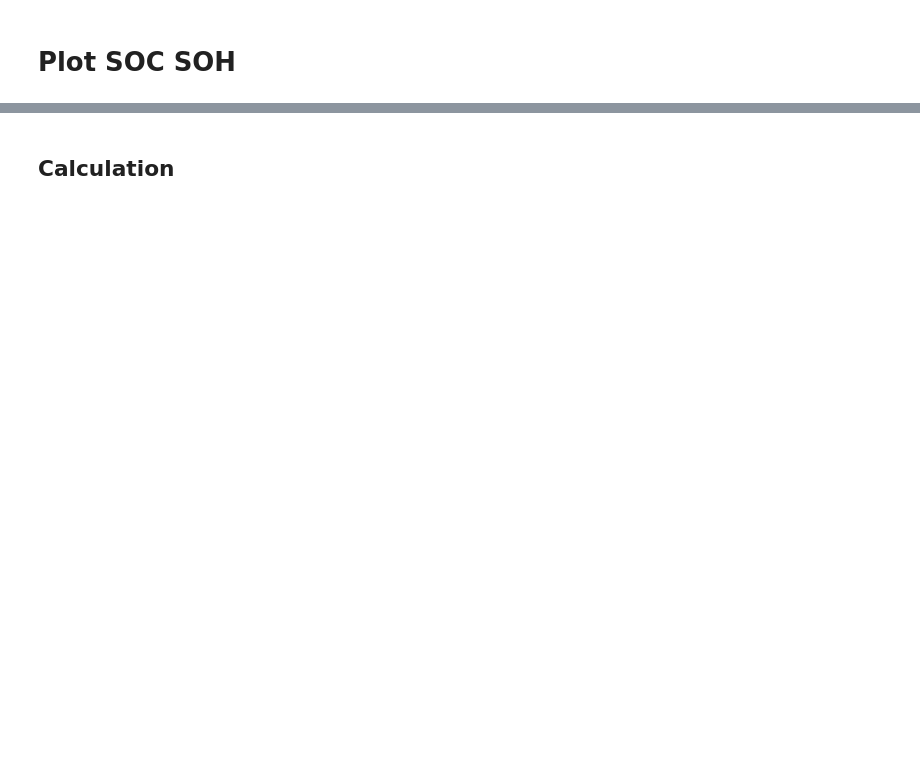
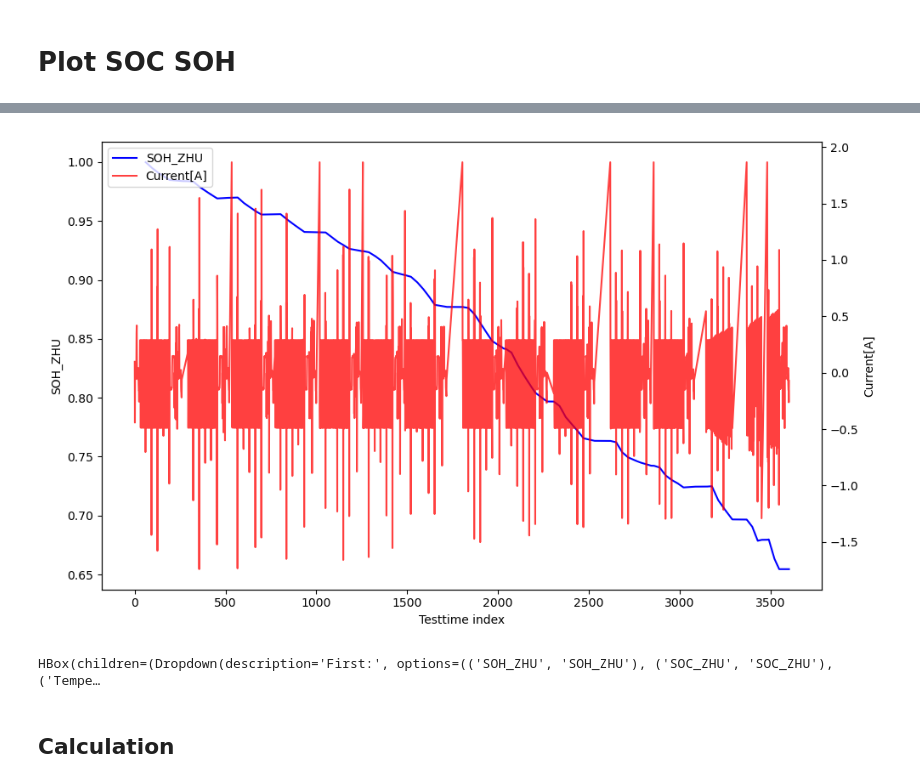
Before and after one commit to zzhuqshun/Thesis, a Jupyter notebook: 01_Datenaufbereitung/Data.ipynb, the cells around one changed output, grey strips where cells are left out. Drawn from its saved outputs; the diff is of its cells as text; code cells hidden in the pictures; blank space fills up the shorter version.

```diff
--- a/01_Datenaufbereitung/Data.ipynb
+++ b/01_Datenaufbereitung/Data.ipynb
@@ -75,3 +96,68 @@ plt.show()
+# %%
+import ipywidgets as widgets
+from IPython.display import display
+
+# Define available columns and their labels
+options = [
+    ("SOH_ZHU", "SOH_ZHU"),
+    ("SOC_ZHU", "SOC_ZHU"),
+    ("Temperature[°C]", "Temperature[°C]"),
+    ("Current[A]", "Current[A]"),
+    ("Voltage[V]", "Voltage[V]"),
+    ("Q_sum", "Q_sum"),
+    ("EFC", "EFC"),
+    ('InternalResistance[Ohms]', 'InternalResistance[Ohms]')
+]
+
+dropdown1 = widgets.Dropdown(options=options, value="SOH_ZHU", description="First:")
+dropdown2 = widgets.Dropdown(options=options, value="Current[A]", description="Second:")
+
+# Create the global figure and axes (only once)
+fig, host = plt.subplots(figsize=(10, 6))
+par = host.twinx()
+host.set_xlabel("Testtime index")
+host.set_ylabel(dropdown1.value)
+par.set_ylabel(dropdown2.value)
+
+x = data_hourly['Testtime[h]']
+p1, = host.plot(x, data_hourly[dropdown1.value], "b-", label=dropdown1.value, alpha=1)
+p2, = par.plot(x, data_hourly[dropdown2.value], "r-", label=dropdown2.value , alpha=0.75)
+
+host.legend(handles=[p1, p2], loc="upper left")
+plt.xticks(rotation=45)
+fig.tight_layout()
+plt.show()
+
+def update_plot(change):
+    # Update axis labels
+    host.set_ylabel(dropdown1.value)
+    par.set_ylabel(dropdown2.value)
+
+    # Update data for the two lines
+    p1.set_ydata(data_hourly[dropdown1.value])
+    p2.set_ydata(data_hourly[dropdown2.value])
+
+    # Update line labels for the legend
+    p1.set_label(dropdown1.value)
+    p2.set_label(dropdown2.value)
+    host.legend(handles=[p1, p2], loc="upper left")
+
+    # Re-calculate the limits and redraw the figure
+    host.relim()
+    host.autoscale_view()
+    par.relim()
+    par.autoscale_view()
+    fig.canvas.draw_idle()
+
+# Attach observers so that the existing plot is updated when a dropdown selection changes
+dropdown1.observe(update_plot, names='value')
+dropdown2.observe(update_plot, names='value')
+
+display(widgets.HBox([dropdown1, dropdown2]))
+# plt.close('all')
+# %% [output]
+[figure, added]
+HBox(children=(Dropdown(description='First:', options=(('SOH_ZHU', 'SOH_ZHU'), ('SOC_ZHU', 'SOC_ZHU'), ('Tempe…
 # %% [markdown]
 ## Calculation
 # %%
```
Also changed, not shown: parts of 12 cells of this notebook, 46 other files.
